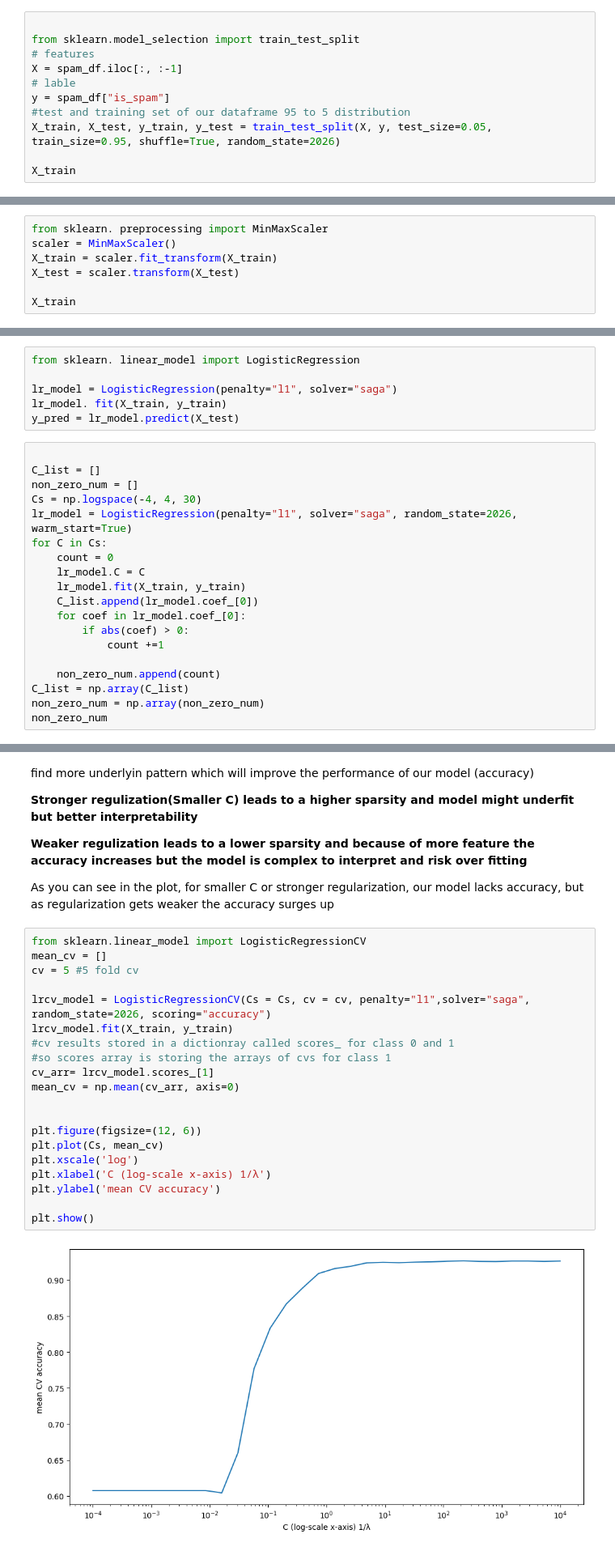
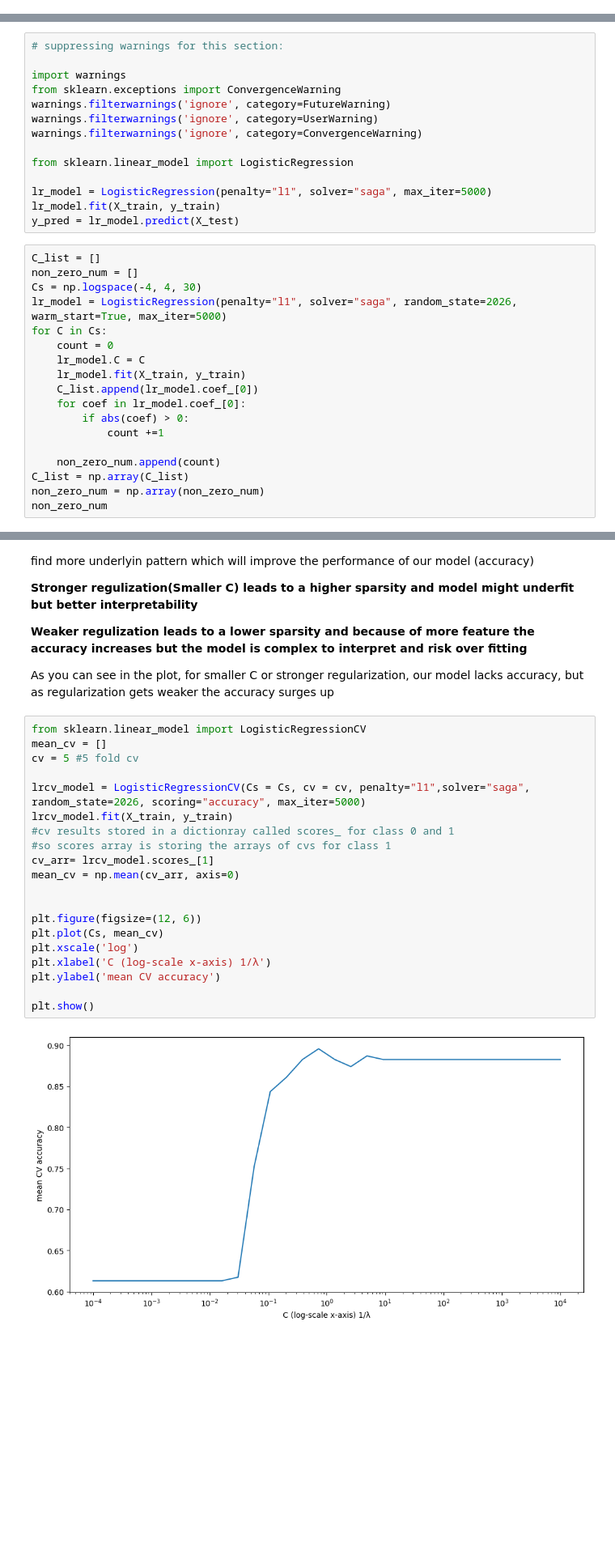
Before and after one commit to jacktheplant/assignment_2, a Jupyter notebook: assignment2.ipynb, the cells around one changed output, grey strips where cells are left out. Shown at 81% size. Cells and saved outputs as stored; diff of their text form; blank space fills up the shorter version.

```diff
--- a/assignment2.ipynb
+++ b/assignment2.ipynb
@@ -650,14 +706,3 @@ Final Test Accuracy: 0.9003
 Analyzing the regularization path could provide us with some important information about the features of our model. For example, features that change easily are less stable, and features that stay large even under strong regularization are more important. Or those, which shrink easily to 0 (in L1 regularization, for example, are less important)
 
 Plotting the regularization path for different regularization strengths can help us estimate an appropriate regularization strength for our model, which balances the bias and variance of our model to minimize the risk of overfitting or underfitting.
-# %%
-
-from sklearn.model_selection import train_test_split
-# features
-X = spam_df.iloc[:, :-1]
-# lable
-y = spam_df["is_spam"]
-#test and training set of our dataframe 95 to 5 distribution
-X_train, X_test, y_train, y_test = train_test_split(X, y, test_size=0.05, train_size=0.95, shuffle=True, random_state=2026)
-
-X_train
@@ -678,7 +708,0 @@ X_train
-# %%
-from sklearn. preprocessing import MinMaxScaler
-scaler = MinMaxScaler()
-X_train = scaler.fit_transform(X_train)
-X_test = scaler.transform(X_test)
-
-X_train
@@ -699,15 +709,22 @@ array([[0.        , 0.        , 0.        , ..., 0.        , 0.        ,
 # %%
-from sklearn. linear_model import LogisticRegression
+# suppressing warnings for this section:
 
-lr_model = LogisticRegression(penalty="l1", solver="saga")
-lr_model. fit(X_train, y_train)
+import warnings
+from sklearn.exceptions import ConvergenceWarning
+warnings.filterwarnings('ignore', category=FutureWarning)
+warnings.filterwarnings('ignore', category=UserWarning)
+warnings.filterwarnings('ignore', category=ConvergenceWarning)
+
+from sklearn.linear_model import LogisticRegression
+
+lr_model = LogisticRegression(penalty="l1", solver="saga", max_iter=5000)
+lr_model.fit(X_train, y_train)
 y_pred = lr_model.predict(X_test)
 # %%
-
 C_list = []
 non_zero_num = []
 Cs = np.logspace(-4, 4, 30)
-lr_model = LogisticRegression(penalty="l1", solver="saga", random_state=2026, warm_start=True)
+lr_model = LogisticRegression(penalty="l1", solver="saga", random_state=2026, warm_start=True, max_iter=5000)
 for C in Cs:
     count = 0
     lr_model.C = C
@@ -805,25 +820,25 @@ As you can see in the plot, for smaller C or stronger regularization, our model
 # %%
 from sklearn.linear_model import LogisticRegressionCV
 mean_cv = []
 cv = 5 #5 fold cv
 
-lrcv_model = LogisticRegressionCV(Cs = Cs, cv = cv, penalty="l1",solver="saga", random_state=2026, scoring="accuracy")
+lrcv_model = LogisticRegressionCV(Cs = Cs, cv = cv, penalty="l1",solver="saga", random_state=2026, scoring="accuracy", max_iter=5000)
 lrcv_model.fit(X_train, y_train)
 #cv results stored in a dictionray called scores_ for class 0 and 1
 #so scores array is storing the arrays of cvs for class 1
 cv_arr= lrcv_model.scores_[1]
 mean_cv = np.mean(cv_arr, axis=0)
 
 
 plt.figure(figsize=(12, 6))
 plt.plot(Cs, mean_cv)
 plt.xscale('log')
 plt.xlabel('C (log-scale x-axis) 1/λ')
 plt.ylabel('mean CV accuracy')
 
 plt.show()
 # %% [output]
-[figure, old version]
+[figure, new version]
 # %%
 plt.figure(figsize=(12, 6))
 plt.plot(Cs, mean_cv, label = "mean CV accuracy", color = 'red')
```
Also changed, not shown: parts of 21 cells of this notebook.
